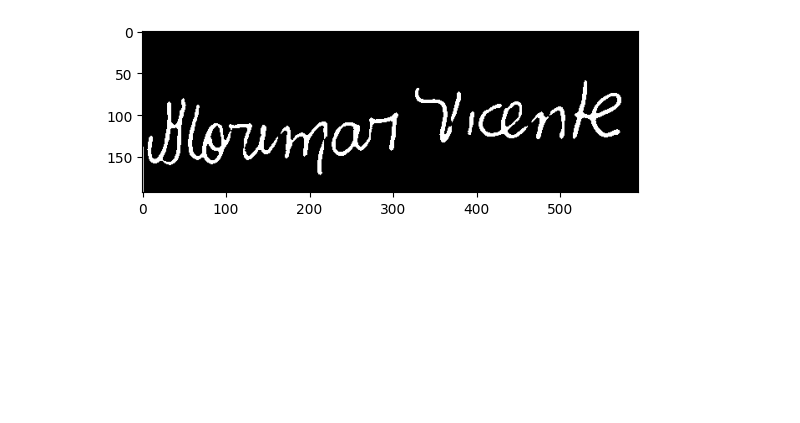
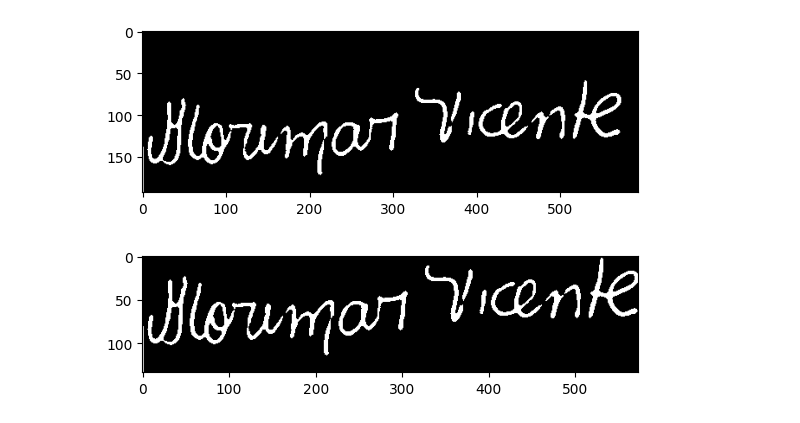
Before and after one commit to Chazelam/Course-Work, a Jupyter notebook: note.ipynb, the cells around one changed output. Saved outputs shown, nothing was run; the diff lists cells and outputs as text; code cells hidden in the pictures; blank space fills up the shorter version.

```diff
--- a/note.ipynb
+++ b/note.ipynb
@@ -44,7 +44,7 @@ nX = 300
 nY = 150
 right_ratio = nX/nY
 
-file_name = "original_2_2.png"
+file_name = "test.png"
 original_img = cv.imread(file_name)
 
 #Show the image with matplotlib
@@ -84,4 +86,12 @@ plt.imshow(non_median)
 plt.show()
 # %% [output]
 [figure]
+# %%
+img = non_median[min(non_zero[0]):max(non_zero[0]), min(non_zero[1]):max(non_zero[1])]
+
+show_img = cv.cvtColor(img, cv.COLOR_GRAY2RGB)
+plt.imshow(show_img)
+plt.show()
+# %% [output]
+[figure, added]
 # %%
```
Also changed, not shown: parts of 6 cells of this notebook.
